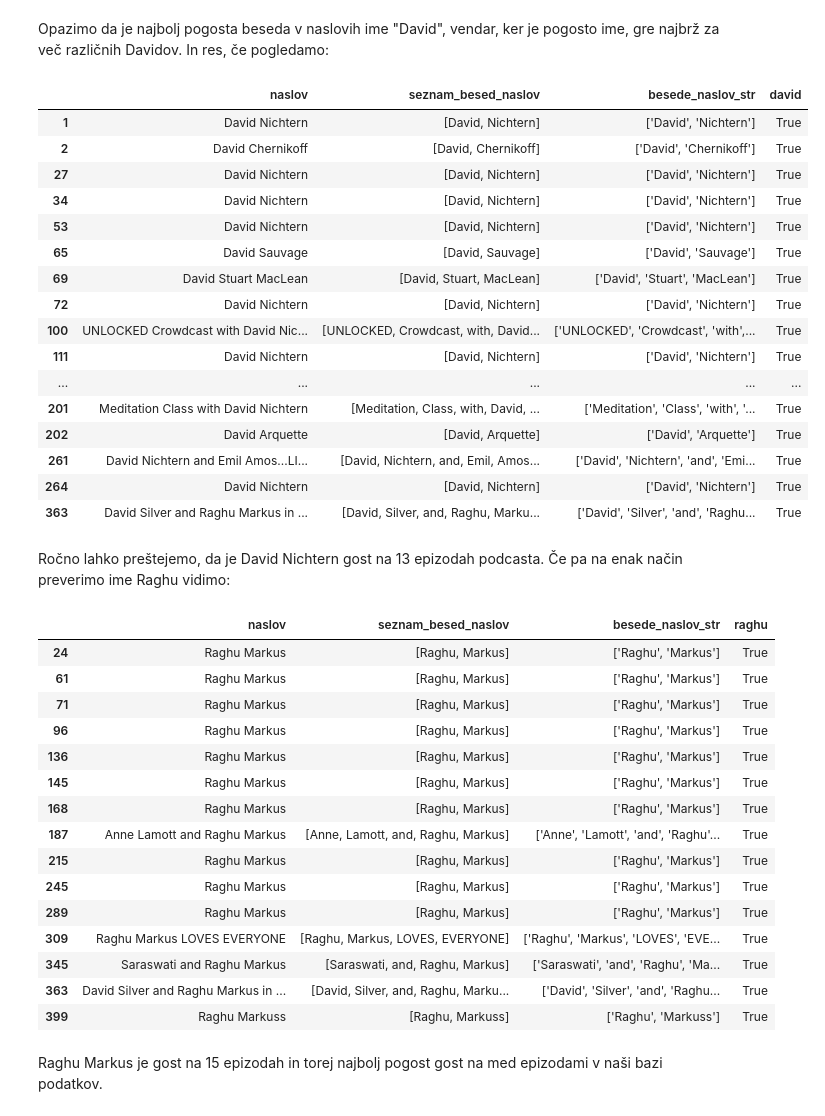
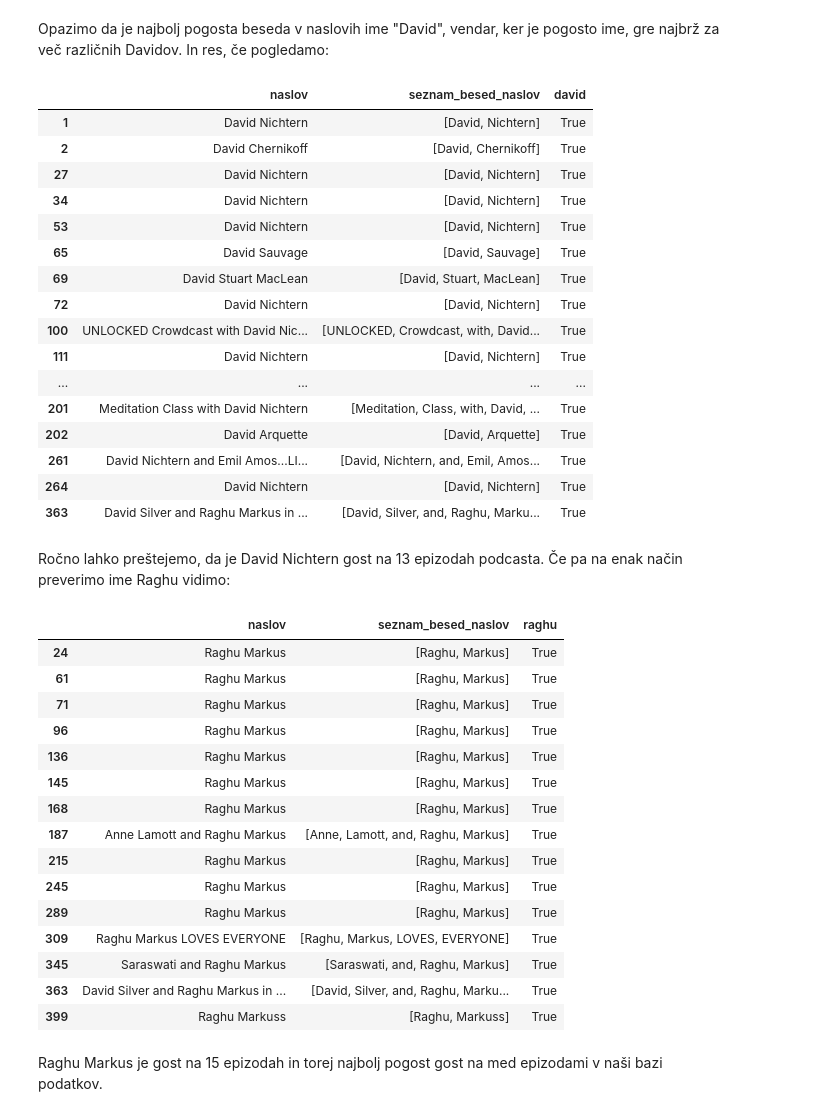
Before and after one commit to lukamarcic/DTFH-analiza-podatkov, a Jupyter notebook: analiza_podatkov.ipynb, the cells around one changed output. Saved outputs shown, nothing was run; the diff lists cells and outputs as text; code cells hidden in the pictures.

```diff
--- a/analiza_podatkov.ipynb
+++ b/analiza_podatkov.ipynb
@@ -307,53 +307,54 @@ Opazimo da je najbolj pogosta beseda v naslovih ime "David", vendar, ker je pogo
 # %%
 def david_in(seznam):
     return 'David' in seznam
 
-rezina_podcasti_gostje['besede_naslov_str'] = rezina_podcasti_gostje.seznam_besed_naslov.apply(str)
-rezina_podcasti_gostje['david'] = rezina_podcasti_gostje.besede_naslov_str.apply(david_in)
+rezina_podcasti_gostje.seznam_besed_naslov.apply(str)
+rezina_podcasti_gostje['david'] = rezina_podcasti_gostje.seznam_besed_naslov.apply(david_in)
 rezina_podcasti_gostje[rezina_podcasti_gostje.david == True]
 # %% [output]
-|  | naslov | seznam_besed_naslov | besede_naslov_str | david |
-| 1 | David Nichtern | [David, Nichtern] | ['David', 'Nichtern'] | True |
-| 2 | David Chernikoff | [David, Chernikoff] | ['David', 'Chernikoff'] | True |
-| 27 | David Nichtern | [David, Nichtern] | ['David', 'Nichtern'] | True |
-| 34 | David Nichtern | [David, Nichtern] | ['David', 'Nichtern'] | True |
-| 53 | David Nichtern | [David, Nichtern] | ['David', 'Nichtern'] | True |
-| 65 | David Sauvage | [David, Sauvage] | ['David', 'Sauvage'] | True |
-| 69 | David Stuart MacLean | [David, Stuart, MacLean] | ['David', 'Stuart', 'MacLean'] | True |
-| 72 | David Nichtern | [David, Nichtern] | ['David', 'Nichtern'] | True |
-| 100 | UNLOCKED Crowdcast with David Nic... | [UNLOCKED, Crowdcast, with, David... | ['UNLOCKED', 'Crowdcast', 'with',... | True |
-| 111 | David Nichtern | [David, Nichtern] | ['David', 'Nichtern'] | True |
-| ... | ... | ... | ... | ... |
-| 201 | Meditation Class with David Nichtern | [Meditation, Class, with, David, ... | ['Meditation', 'Class', 'with', '... | True |
-| 202 | David Arquette | [David, Arquette] | ['David', 'Arquette'] | True |
-| 261 | David Nichtern and Emil Amos...LI... | [David, Nichtern, and, Emil, Amos... | ['David', 'Nichtern', 'and', 'Emi... | True |
-| 264 | David Nichtern | [David, Nichtern] | ['David', 'Nichtern'] | True |
-| 363 | David Silver and Raghu Markus in ... | [David, Silver, and, Raghu, Marku... | ['David', 'Silver', 'and', 'Raghu... | True |
+|  | naslov | seznam_besed_naslov | david |
+| 1 | David Nichtern | [David, Nichtern] | True |
+| 2 | David Chernikoff | [David, Chernikoff] | True |
+| 27 | David Nichtern | [David, Nichtern] | True |
+| 34 | David Nichtern | [David, Nichtern] | True |
+| 53 | David Nichtern | [David, Nichtern] | True |
+| 65 | David Sauvage | [David, Sauvage] | True |
+| 69 | David Stuart MacLean | [David, Stuart, MacLean] | True |
+| 72 | David Nichtern | [David, Nichtern] | True |
+| 100 | UNLOCKED Crowdcast with David Nic... | [UNLOCKED, Crowdcast, with, David... | True |
+| 111 | David Nichtern | [David, Nichtern] | True |
+| ... | ... | ... | ... |
+| 201 | Meditation Class with David Nichtern | [Meditation, Class, with, David, ... | True |
+| 202 | David Arquette | [David, Arquette] | True |
+| 261 | David Nichtern and Emil Amos...LI... | [David, Nichtern, and, Emil, Amos... | True |
+| 264 | David Nichtern | [David, Nichtern] | True |
+| 363 | David Silver and Raghu Markus in ... | [David, Silver, and, Raghu, Marku... | True |
 # %% [markdown]
 Ročno lahko preštejemo, da je David Nichtern gost na 13 epizodah podcasta. Če pa na enak način preverimo ime Raghu vidimo:
 # %%
 def raghu_in(seznam):
     return 'Raghu' in seznam
+
 del rezina_podcasti_gostje['david']
-rezina_podcasti_gostje['raghu'] = rezina_podcasti_gostje.besede_naslov_str.apply(raghu_in)
+rezina_podcasti_gostje['raghu'] = rezina_podcasti_gostje.seznam_besed_naslov.apply(raghu_in)
 rezina_podcasti_gostje[rezina_podcasti_gostje.raghu == True]
 # %% [output]
-|  | naslov | seznam_besed_naslov | besede_naslov_str | raghu |
-| 24 | Raghu Markus | [Raghu, Markus] | ['Raghu', 'Markus'] | True |
-| 61 | Raghu Markus | [Raghu, Markus] | ['Raghu', 'Markus'] | True |
-| 71 | Raghu Markus | [Raghu, Markus] | ['Raghu', 'Markus'] | True |
-| 96 | Raghu Markus | [Raghu, Markus] | ['Raghu', 'Markus'] | True |
-| 136 | Raghu Markus | [Raghu, Markus] | ['Raghu', 'Markus'] | True |
-| 145 | Raghu Markus | [Raghu, Markus] | ['Raghu', 'Markus'] | True |
-| 168 | Raghu Markus | [Raghu, Markus] | ['Raghu', 'Markus'] | True |
-| 187 | Anne Lamott and Raghu Markus | [Anne, Lamott, and, Raghu, Markus] | ['Anne', 'Lamott', 'and', 'Raghu'... | True |
-| 215 | Raghu Markus | [Raghu, Markus] | ['Raghu', 'Markus'] | True |
-| 245 | Raghu Markus | [Raghu, Markus] | ['Raghu', 'Markus'] | True |
-| 289 | Raghu Markus | [Raghu, Markus] | ['Raghu', 'Markus'] | True |
-| 309 | Raghu Markus LOVES EVERYONE | [Raghu, Markus, LOVES, EVERYONE] | ['Raghu', 'Markus', 'LOVES', 'EVE... | True |
-| 345 | Saraswati and Raghu Markus | [Saraswati, and, Raghu, Markus] | ['Saraswati', 'and', 'Raghu', 'Ma... | True |
-| 363 | David Silver and Raghu Markus in ... | [David, Silver, and, Raghu, Marku... | ['David', 'Silver', 'and', 'Raghu... | True |
-| 399 | Raghu Markuss | [Raghu, Markuss] | ['Raghu', 'Markuss'] | True |
+|  | naslov | seznam_besed_naslov | raghu |
+| 24 | Raghu Markus | [Raghu, Markus] | True |
+| 61 | Raghu Markus | [Raghu, Markus] | True |
+| 71 | Raghu Markus | [Raghu, Markus] | True |
+| 96 | Raghu Markus | [Raghu, Markus] | True |
+| 136 | Raghu Markus | [Raghu, Markus] | True |
+| 145 | Raghu Markus | [Raghu, Markus] | True |
+| 168 | Raghu Markus | [Raghu, Markus] | True |
+| 187 | Anne Lamott and Raghu Markus | [Anne, Lamott, and, Raghu, Markus] | True |
+| 215 | Raghu Markus | [Raghu, Markus] | True |
+| 245 | Raghu Markus | [Raghu, Markus] | True |
+| 289 | Raghu Markus | [Raghu, Markus] | True |
+| 309 | Raghu Markus LOVES EVERYONE | [Raghu, Markus, LOVES, EVERYONE] | True |
+| 345 | Saraswati and Raghu Markus | [Saraswati, and, Raghu, Markus] | True |
+| 363 | David Silver and Raghu Markus in ... | [David, Silver, and, Raghu, Marku... | True |
+| 399 | Raghu Markuss | [Raghu, Markuss] | True |
 # %% [markdown]
 Raghu Markus je gost na 15 epizodah in torej najbolj pogost gost na med epizodami v naši bazi podatkov.
 # %% [markdown]
```
Also changed, not shown: parts of 6 cells of this notebook.
